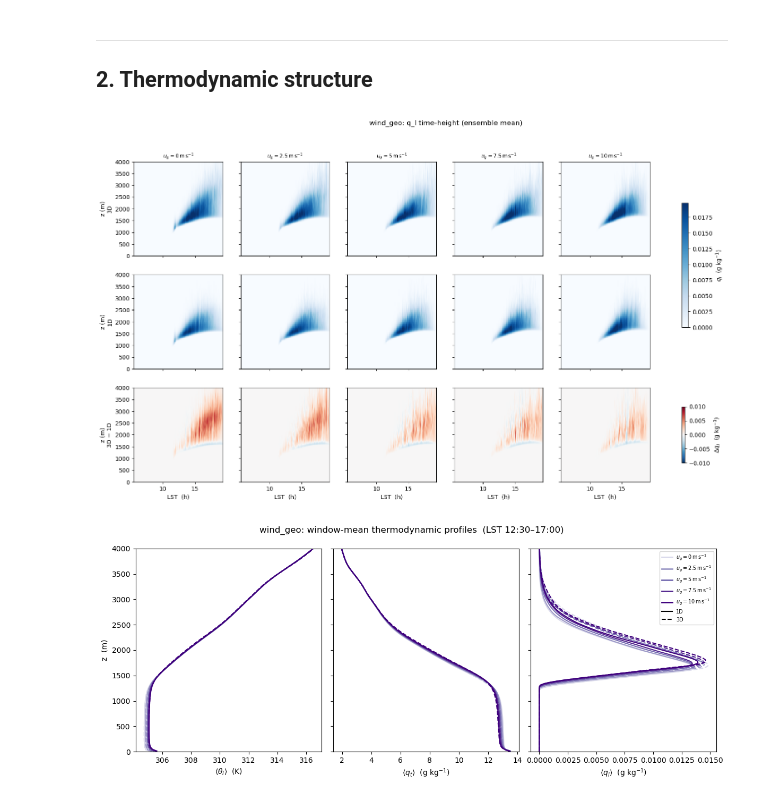
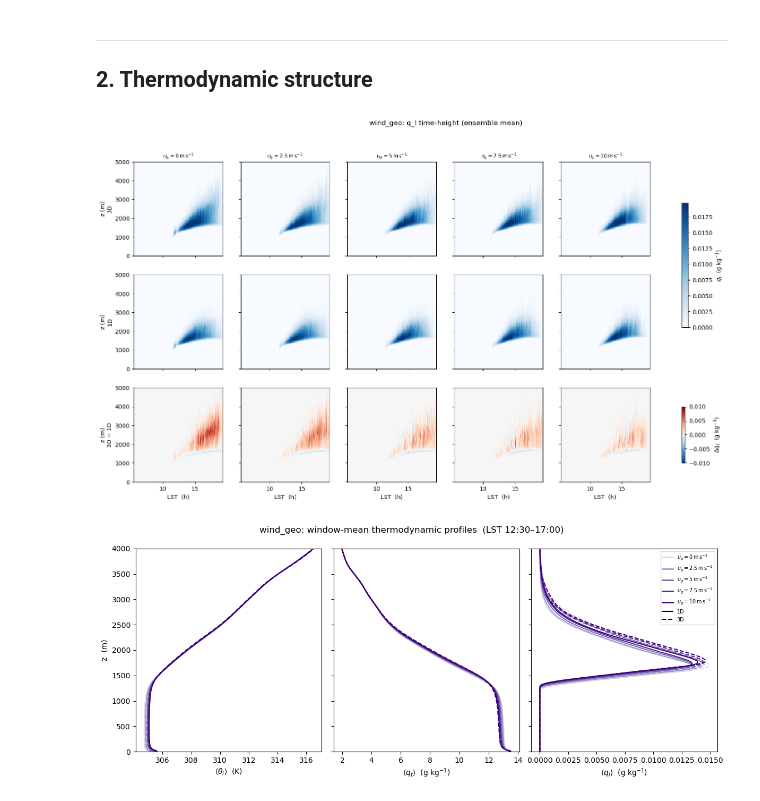
Before and after one commit to magpowell/microhh, a Jupyter notebook: cases/cass/analysis/wind_geo_comparison.ipynb, the cells around one changed output. Drawn from its saved outputs; the diff is of its cells as text; code cells hidden in the pictures.

```diff
--- a/cases/cass/analysis/wind_geo_comparison.ipynb
+++ b/cases/cass/analysis/wind_geo_comparison.ipynb
@@ -239,7 +314,7 @@ for key in available:
 n_vals = len(available)
 fig, axes = plt.subplots(3, n_vals, figsize=(4.0 * n_vals, 10),
                          sharey=True, sharex=True, squeeze=False)
-z_max = 4000
+z_max = 5000
 
 panels = []  # (col, key, t_h, z, ql_3d, ql_1d, diff) or None for missing
 for col, key in enumerate(available):
@@ -267,34 +342,34 @@ if _qabs:
     vmax_abs  = max(float(np.nanpercentile(_pos, 99)), 0.01)
     _dif_flat = np.concatenate([np.abs(d).ravel() for d in _qdif])
     vmax_diff = max(float(np.nanpercentile(_dif_flat[np.isfinite(_dif_flat)], 99)), 0.01)
 else:
     vmax_abs = vmax_diff = 0.01
 
 pcm_abs = pcm_diff = None
 for p in panels:
     if p is None:
         continue
     col, key, t_h, z_ax, ql_3, ql_1, diff = p
     pcm_abs  = axes[0, col].pcolormesh(t_h, z_ax, ql_3.T, cmap="Blues", vmin=0, vmax=vmax_abs)
     axes[1, col].pcolormesh(t_h, z_ax, ql_1.T, cmap="Blues", vmin=0, vmax=vmax_abs)
     pcm_diff = axes[2, col].pcolormesh(t_h, z_ax, diff.T, cmap="RdBu_r",
                                          vmin=-vmax_diff, vmax=vmax_diff)
     axes[0, col].set_title(LABELS[key], fontsize=9)
     axes[2, col].set_xlabel("LST  (h)")
 
 for row, row_lbl in enumerate(["3D", "1D", "3D − 1D"]):
     axes[row, 0].set_ylabel(f"z (m)\n{row_lbl}")
 
 if pcm_abs is not None:
     fig.colorbar(pcm_abs,  ax=axes[:2, :], location="right", shrink=0.6,
                  label=r"$q_l$  (g kg$^{-1}$)")
     fig.colorbar(pcm_diff, ax=axes[2, :],  location="right", shrink=0.6,
                  label=r"$\Delta q_l$  (g kg$^{-1}$)")
 fig.suptitle(f"{SWEEP_GROUP}: q_l time-height (ensemble mean)")
 _savefig(f"{SWEEP_GROUP}_ql_timeh.pdf", bbox_inches="tight")
 plt.show()
 # %% [output]
-[figure, old version]
+[figure, new version]
 # %%
 # ── Window-mean thermodynamic profiles ───────────────────────────────────────
 import pandas as _pd
```
Also changed, not shown: parts of 6 cells of this notebook, 52 other files.
